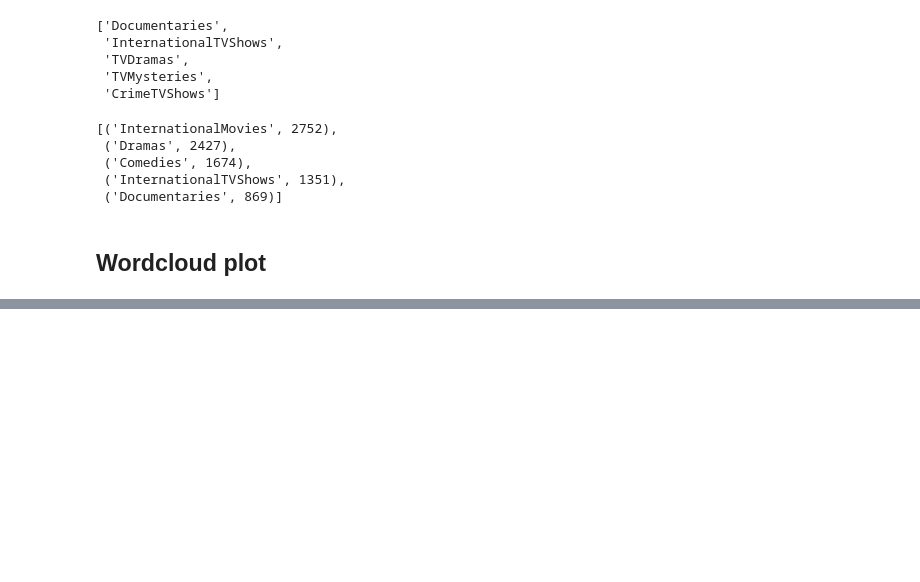
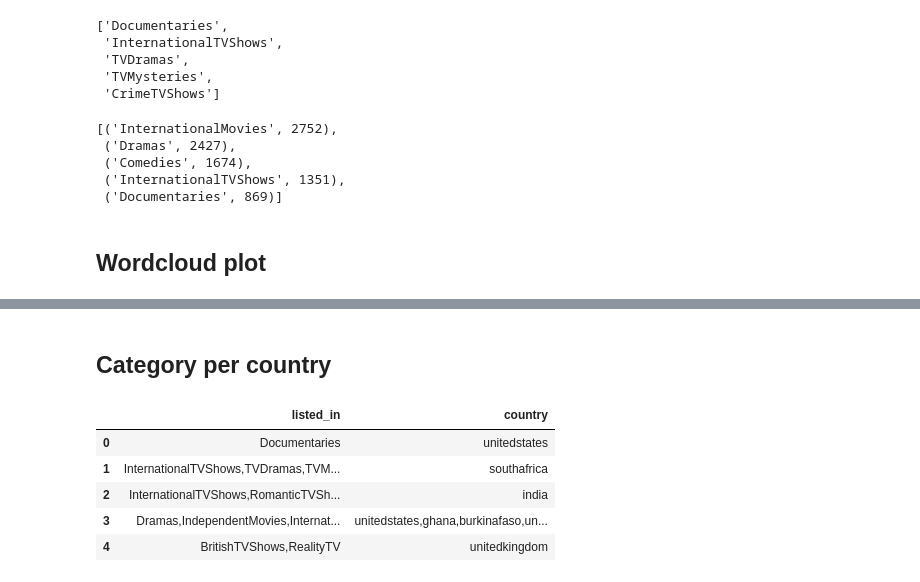
Before and after one commit to Edgar-La/Data_visualization_MoviesTVshows, a Jupyter notebook: Data_visualization.ipynb, the cells around one changed output, grey strips where cells are left out. Cells and saved outputs as stored; diff of their text form; code cells hidden in the pictures; blank space fills up the shorter version.

```diff
--- a/Data_visualization.ipynb
+++ b/Data_visualization.ipynb
@@ -585,0 +584,19 @@ plt.show()
+# %% [markdown]
+
+## Category per country
+# %%
+#Extract data from category (listed_in) and country
+df_category_country = df[['listed_in','country']].copy()
+df_category_country.dropna(inplace = True)
+df_category_country.reset_index(drop=True, inplace = True)
+
+#df_category_country['listed_in'] = df_category_country['listed_in'].str.lower()
+df_category_country['listed_in'] = df_category_country['listed_in'].replace(' ', '', regex = True)
+df_category_country.head()
+# %% [output]
+|  | listed_in | country |
+| 0 | Documentaries | unitedstates |
+| 1 | InternationalTVShows,TVDramas,TVM... | southafrica |
+| 2 | InternationalTVShows,RomanticTVSh... | india |
+| 3 | Dramas,IndependentMovies,Internat... | unitedstates,ghana,burkinafaso,un... |
+| 4 | BritishTVShows,RealityTV | unitedkingdom |
```
Also changed, not shown: parts of 15 cells of this notebook.
